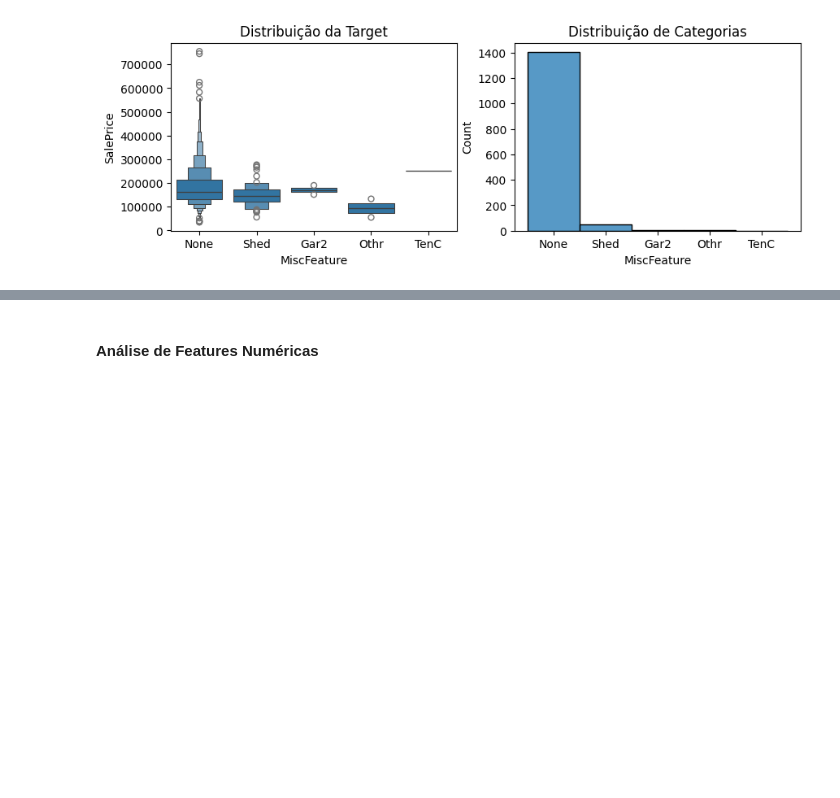
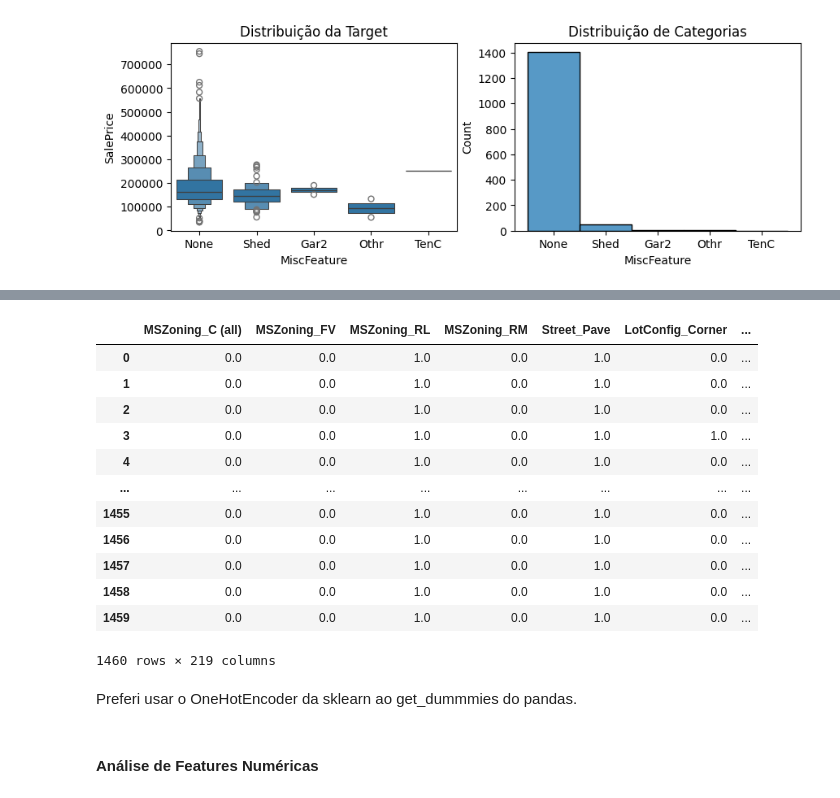
Before and after one commit to maris-silva/competicao_DS, a Jupyter notebook: advanced_sales_prices.ipynb, the cells around one changed output, grey strips where cells are left out. Cells and saved outputs as stored; diff of their text form; code cells hidden in the pictures; blank space fills up the shorter version.

```diff
--- a/advanced_sales_prices.ipynb
+++ b/advanced_sales_prices.ipynb
@@ -534,3 +562,24 @@ Temos muito mais features no nosso dataset para os valores únicos de cada valor
+# %%
+ohe = OneHotEncoder(drop = 'if_binary', sparse_output=False)
+data = ohe.fit_transform(df_categorical.select_dtypes(include='object'))
+features = ohe.get_feature_names_out()
+df_categorical = pd.DataFrame(data, columns = features)
+# %% [output]
+|  | MSZoning_C (all) | MSZoning_FV | MSZoning_RL | MSZoning_RM | Street_Pave | LotConfig_Corner | ... |
+| 0 | 0.0 | 0.0 | 1.0 | 0.0 | 1.0 | 0.0 | ... |
+| 1 | 0.0 | 0.0 | 1.0 | 0.0 | 1.0 | 0.0 | ... |
+| 2 | 0.0 | 0.0 | 1.0 | 0.0 | 1.0 | 0.0 | ... |
+| 3 | 0.0 | 0.0 | 1.0 | 0.0 | 1.0 | 1.0 | ... |
+| 4 | 0.0 | 0.0 | 1.0 | 0.0 | 1.0 | 0.0 | ... |
+| ... | ... | ... | ... | ... | ... | ... | ... |
+| 1455 | 0.0 | 0.0 | 1.0 | 0.0 | 1.0 | 0.0 | ... |
+| 1456 | 0.0 | 0.0 | 1.0 | 0.0 | 1.0 | 0.0 | ... |
+| 1457 | 0.0 | 0.0 | 1.0 | 0.0 | 1.0 | 0.0 | ... |
+| 1458 | 0.0 | 0.0 | 1.0 | 0.0 | 1.0 | 0.0 | ... |
+| 1459 | 0.0 | 0.0 | 1.0 | 0.0 | 1.0 | 0.0 | ... |
+1460 rows × 219 columns
+# %% [markdown]
+Preferi usar o OneHotEncoder da sklearn ao get_dummmies do pandas.
 # %% [markdown]
 #### Análise de Features Numéricas
 # %%
```
Also changed, not shown: parts of 76 cells of this notebook.
